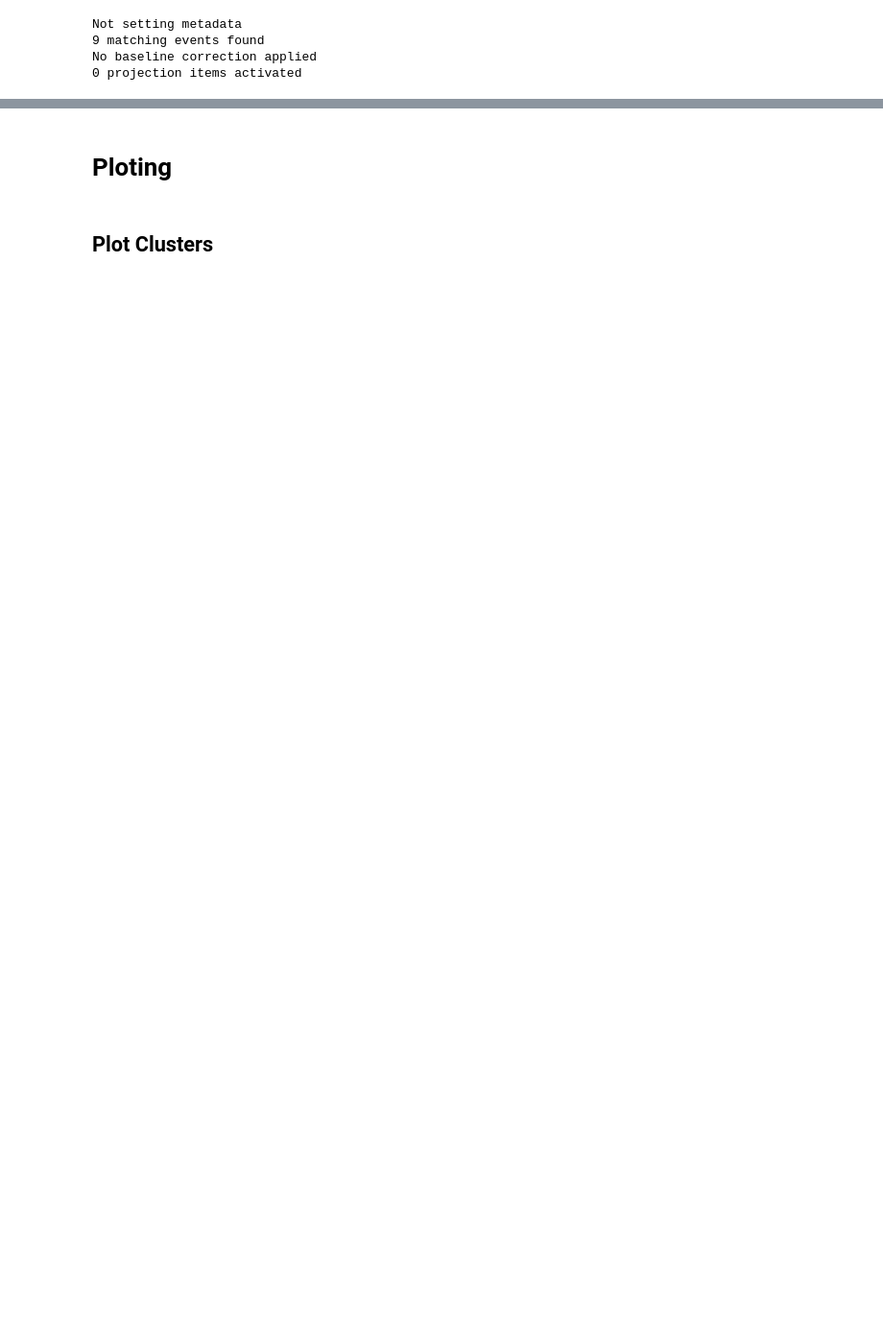
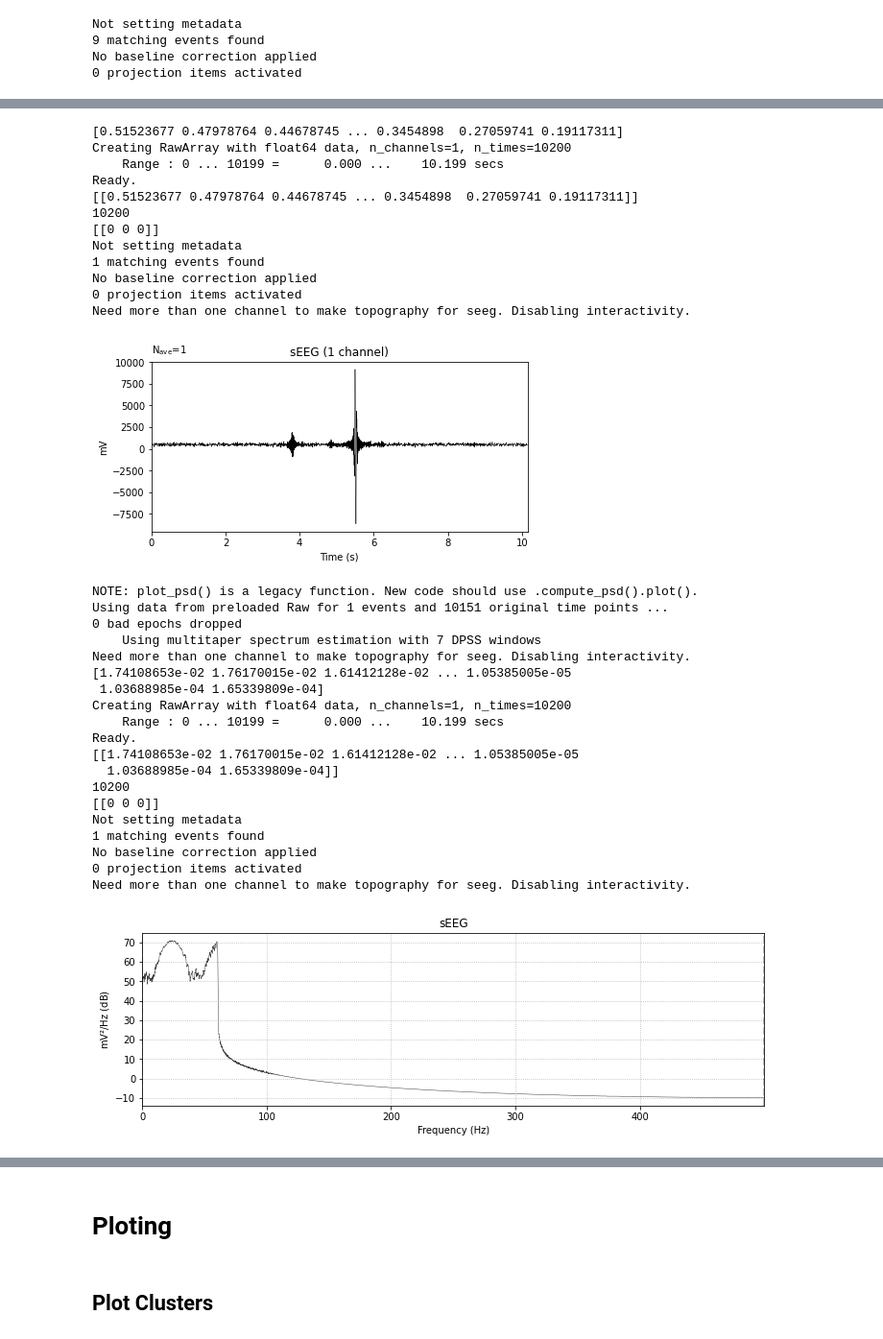
Before and after one commit to lhrkkk/LFP, a Jupyter notebook: all.ipynb, the cells around one changed output, grey strips where cells are left out. Shown at 96% size. Saved outputs shown, nothing was run; the diff lists cells and outputs as text; code cells hidden in the pictures; blank space fills up the shorter version.

```diff
--- a/all.ipynb
+++ b/all.ipynb
@@ -435,11 +762,13 @@ if FIND_HIGHLIGHT==True:
 # %%
-times=np.array([1.5,2.5,40,50,60,70,80,90,100]) # 单位 s
-sample_times=times*sfreq #换算成 sample
-n_epochs=len(times)
+# simulation events
+if SIMULATION_EVENTS==True:
+  times=np.array([1.5,2.5,40,50,60,70,80,90,100]) # 单位 s
+  sample_times=times*sfreq #换算成 sample
+  n_epochs=len(times)
 
-# event 是一个三元组(first_sample, ,event_code), 标记一个事件的（该事件起始时间采样点，，事件类型编号）
-# events 是一系列 event 的列向量
-events = np.zeros((n_epochs, 3), dtype=int)
-events[:, 0] = sample_times
-# events
+  # event 是一个三元组(first_sample, ,event_code), 标记一个事件的（该事件起始时间采样点，，事件类型编号）
+  # events 是一系列 event 的列向量
+  events = np.zeros((n_epochs, 3), dtype=int)
+  events[:, 0] = sample_times
+  # events
 # %%
@@ -540,0 +989,59 @@ Using data from preloaded Raw for 9 events and 2001 original time points ...
+# %%
+
+print(data[0])
+def seg_psd(seg):
+    data2=[seg.copy()]
+    raw = RawArray(data2, info)
+    print(raw.get_data())
+    n_epochs=1
+    n_times=len(seg)
+    print(n_times)
+    events = np.zeros((n_epochs, 3), dtype=int)
+    events[:, 0] = 0
+    print(events)
+    epochs = Epochs(raw, events, tmin=0, tmax=(n_times-50) / sfreq,
+                    # reject=dict(seeg=4000),
+                    baseline=None)
+    # print(epochs.get_data())
+    epochs.average().plot()
+    epochs.plot_psd()
+
+seg_psd(data[0])
+d=data[0].copy()
+d=butter_bandpass_filtfilt([45,55],d)
+print(d)
+seg_psd(d)
+# %% [output]
+[0.51523677 0.47978764 0.44678745 ... 0.3454898  0.27059741 0.19117311]
+Creating RawArray with float64 data, n_channels=1, n_times=10200
+    Range : 0 ... 10199 =      0.000 ...    10.199 secs
+Ready.
+[[0.51523677 0.47978764 0.44678745 ... 0.3454898  0.27059741 0.19117311]]
+10200
+[[0 0 0]]
+Not setting metadata
+1 matching events found
+No baseline correction applied
+0 projection items activated
+Need more than one channel to make topography for seeg. Disabling interactivity.
+[figure, added]
+NOTE: plot_psd() is a legacy function. New code should use .compute_psd().plot().
+Using data from preloaded Raw for 1 events and 10151 original time points ...
+0 bad epochs dropped
+    Using multitaper spectrum estimation with 7 DPSS windows
+Need more than one channel to make topography for seeg. Disabling interactivity.
+[1.74108653e-02 1.76170015e-02 1.61412128e-02 ... 1.05385005e-05
+ 1.03688985e-04 1.65339809e-04]
+Creating RawArray with float64 data, n_channels=1, n_times=10200
+    Range : 0 ... 10199 =      0.000 ...    10.199 secs
+Ready.
+[[1.74108653e-02 1.76170015e-02 1.61412128e-02 ... 1.05385005e-05
+  1.03688985e-04 1.65339809e-04]]
+10200
+[[0 0 0]]
+Not setting metadata
+1 matching events found
+No baseline correction applied
+0 projection items activated
+Need more than one channel to make topography for seeg. Disabling interactivity.
+[figure, added]
```
Also changed, not shown: parts of 40 cells of this notebook.
